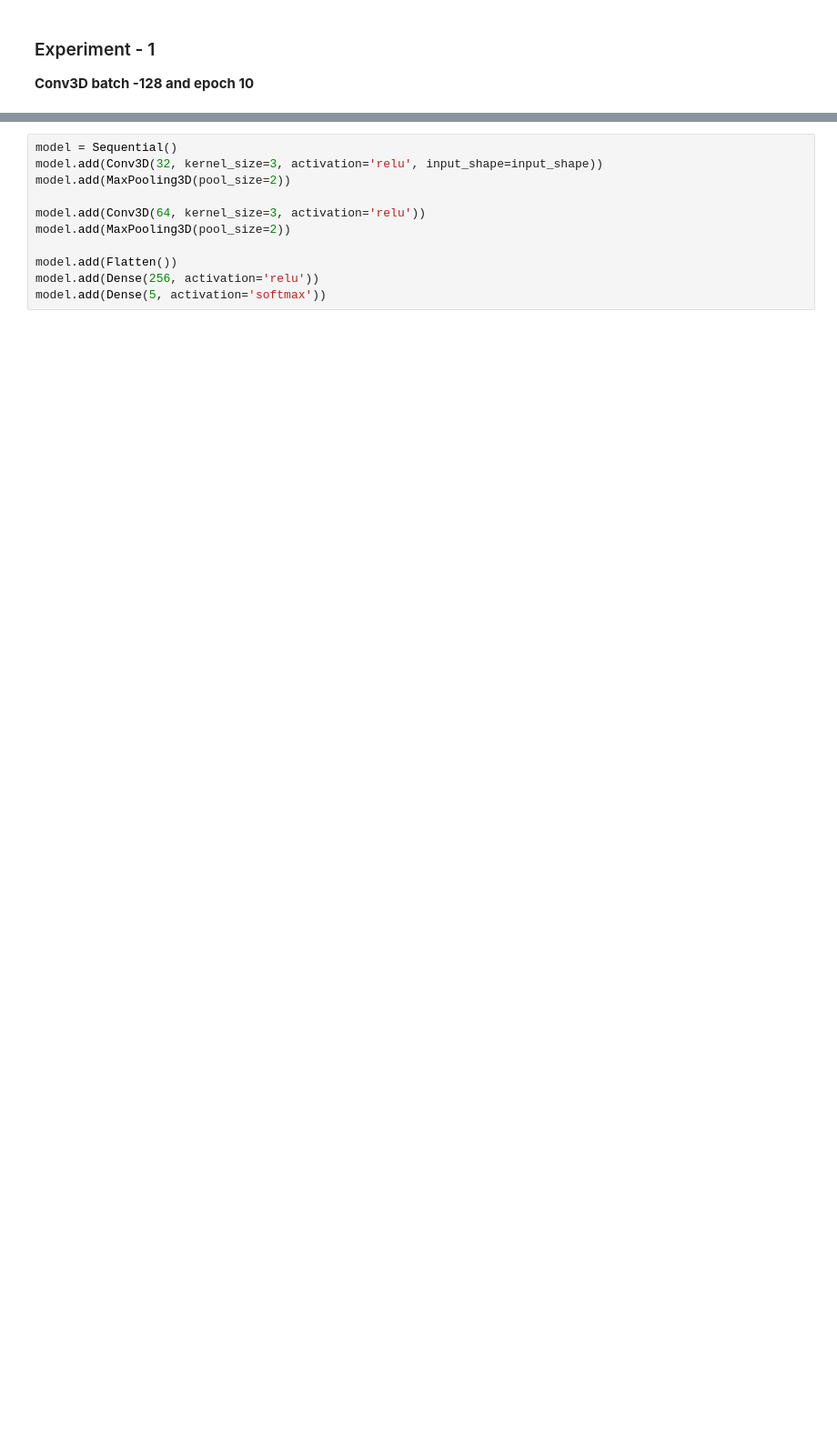
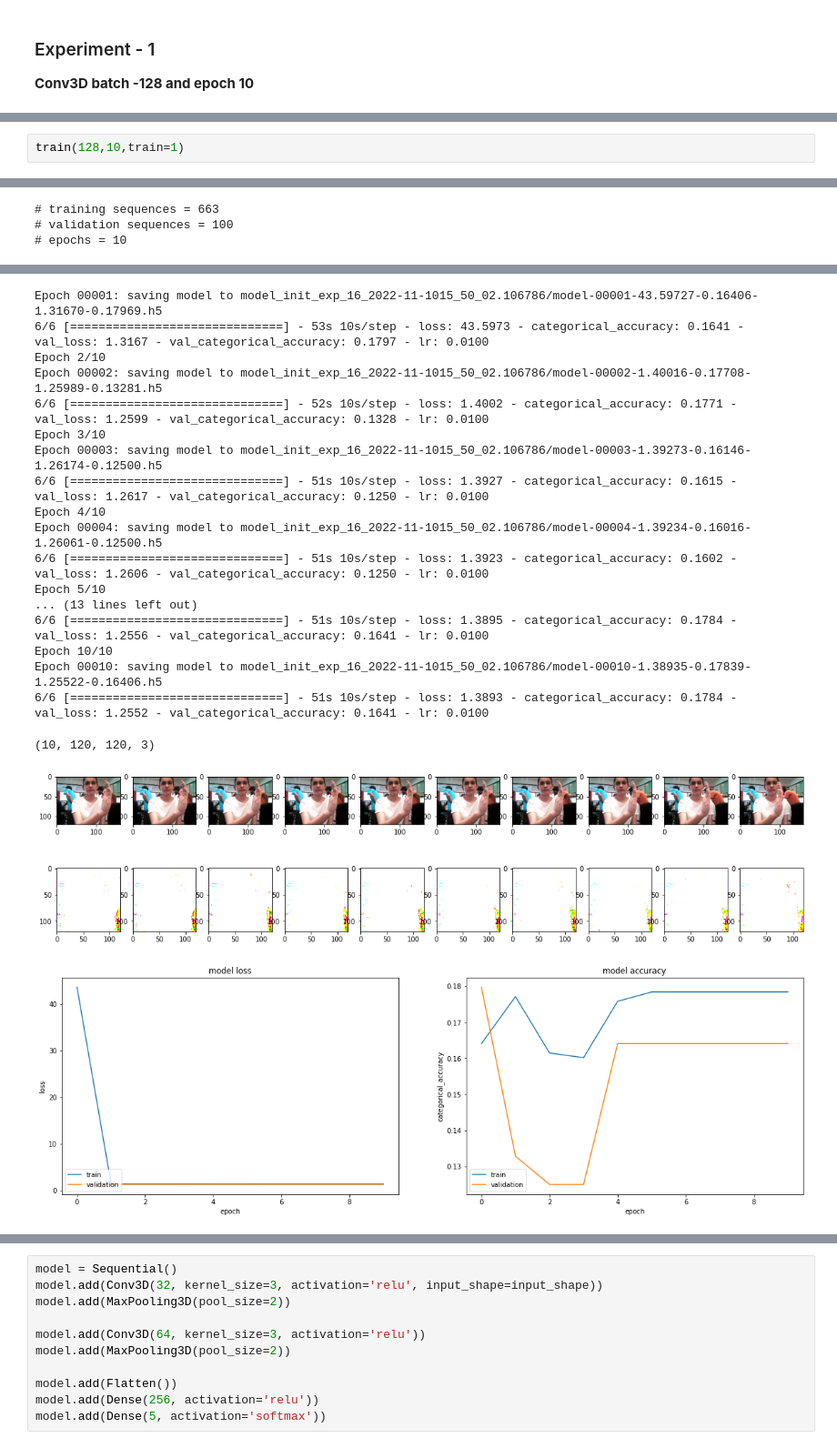
Before and after one commit to vaidehiu/Gesture-recognition, a Jupyter notebook: Gesture_recognition1.ipynb, the cells around one changed output, grey strips where cells are left out. Shown at 91% size. Saved outputs shown, nothing was run; the diff lists cells and outputs as text; blank space fills up the shorter version.

```diff
--- a/Gesture_recognition1.ipynb
+++ b/Gesture_recognition1.ipynb
@@ -237,0 +314,3 @@ np.random.seed(30)
+# %%
+train(128,10,train=1)
+# %% [output]
@@ -237,0 +321,3 @@ np.random.seed(30)
+# training sequences = 663
+# validation sequences = 100
+# epochs = 10
@@ -237,0 +348,20 @@ np.random.seed(30)
+Epoch 00001: saving model to model_init_exp_16_2022-11-1015_50_02.106786/model-00001-43.59727-0.16406-1.31670-0.17969.h5
+6/6 [==============================] - 53s 10s/step - loss: 43.5973 - categorical_accuracy: 0.1641 - val_loss: 1.3167 - val_categorical_accuracy: 0.1797 - lr: 0.0100
+Epoch 2/10
+Epoch 00002: saving model to model_init_exp_16_2022-11-1015_50_02.106786/model-00002-1.40016-0.17708-1.25989-0.13281.h5
+6/6 [==============================] - 52s 10s/step - loss: 1.4002 - categorical_accuracy: 0.1771 - val_loss: 1.2599 - val_categorical_accuracy: 0.1328 - lr: 0.0100
+Epoch 3/10
+Epoch 00003: saving model to model_init_exp_16_2022-11-1015_50_02.106786/model-00003-1.39273-0.16146-1.26174-0.12500.h5
+6/6 [==============================] - 51s 10s/step - loss: 1.3927 - categorical_accuracy: 0.1615 - val_loss: 1.2617 - val_categorical_accuracy: 0.1250 - lr: 0.0100
+Epoch 4/10
+Epoch 00004: saving model to model_init_exp_16_2022-11-1015_50_02.106786/model-00004-1.39234-0.16016-1.26061-0.12500.h5
+6/6 [==============================] - 51s 10s/step - loss: 1.3923 - categorical_accuracy: 0.1602 - val_loss: 1.2606 - val_categorical_accuracy: 0.1250 - lr: 0.0100
+Epoch 5/10
+... (13 lines left out)
+6/6 [==============================] - 51s 10s/step - loss: 1.3895 - categorical_accuracy: 0.1784 - val_loss: 1.2556 - val_categorical_accuracy: 0.1641 - lr: 0.0100
+Epoch 10/10
+Epoch 00010: saving model to model_init_exp_16_2022-11-1015_50_02.106786/model-00010-1.38935-0.17839-1.25522-0.16406.h5
+6/6 [==============================] - 51s 10s/step - loss: 1.3893 - categorical_accuracy: 0.1784 - val_loss: 1.2552 - val_categorical_accuracy: 0.1641 - lr: 0.0100
+(10, 120, 120, 3)
+[figure, added]
+[figure, added]
```
Also changed, not shown: parts of 31 cells of this notebook.
